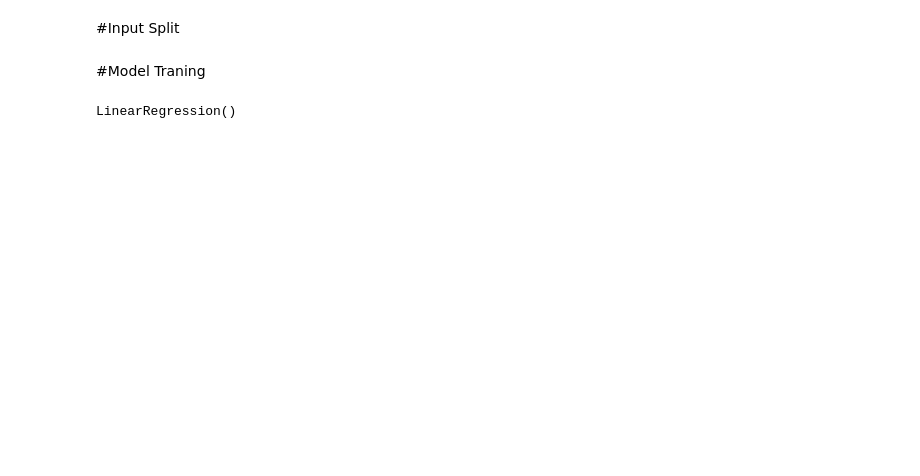
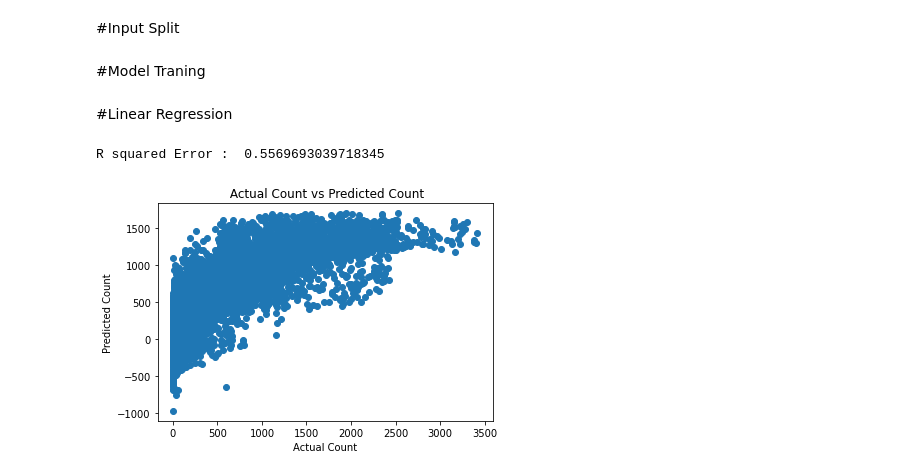
Before and after one commit to soniya1993/Bike-Sharing-Demand-Prediction-, a Jupyter notebook: Bike_Sharing_Demand_Prediction_Capstone_Project_2.ipynb, the cells around one changed output. Cells and saved outputs as stored; diff of their text form; code cells hidden in the pictures; blank space fills up the shorter version.

```diff
--- a/Bike_Sharing_Demand_Prediction_Capstone_Project_2.ipynb
+++ b/Bike_Sharing_Demand_Prediction_Capstone_Project_2.ipynb
@@ -366,12 +373,23 @@ from sklearn.model_selection import train_test_split
 # %%
 from sklearn.model_selection import train_test_split
 x_train, x_test, y_train, y_test = train_test_split(X, y, test_size=0.25, random_state=42)
-# %%
-reg =LinearRegression()
-reg.fit(x_train,y_train)
-# %% [output]
-LinearRegression()
+# %% [markdown]
+#Linear Regression
 # %%
 # prediction on Training data
-training_data_prediction = reg.predict(x_train)
+reg =LinearRegression()
+reg.fit(x_train,y_train)
+y_pred = reg.predict(x_train)
+error_score = metrics.r2_score(y_train, y_pred)
+print("R squared Error : ", error_score)
+# %% [output]
+R squared Error :  0.5569693039718345
+# %%
+plt.scatter(y_train, y_pred)
+plt.xlabel("Actual Count")
+plt.ylabel("Predicted Count")
+plt.title(" Actual Count vs Predicted Count")
+plt.show()
+# %% [output]
+[figure, added]
 # %%
```
Also changed, not shown: parts of 26 cells of this notebook.
